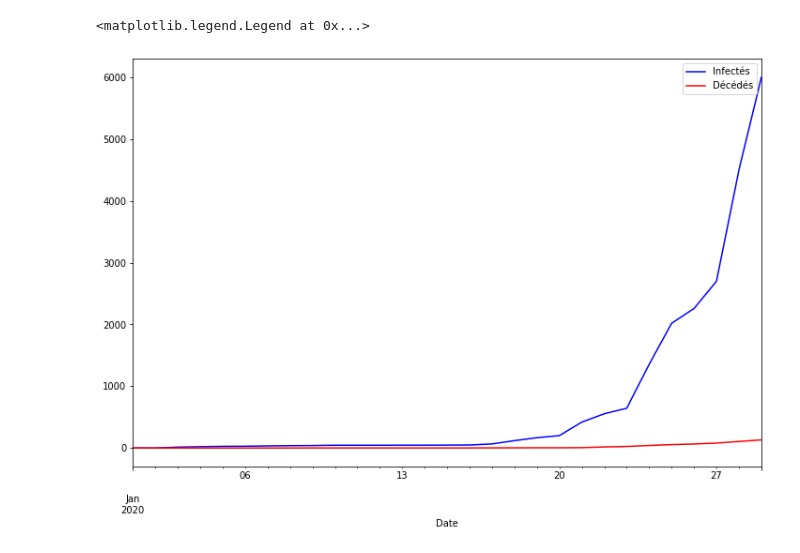
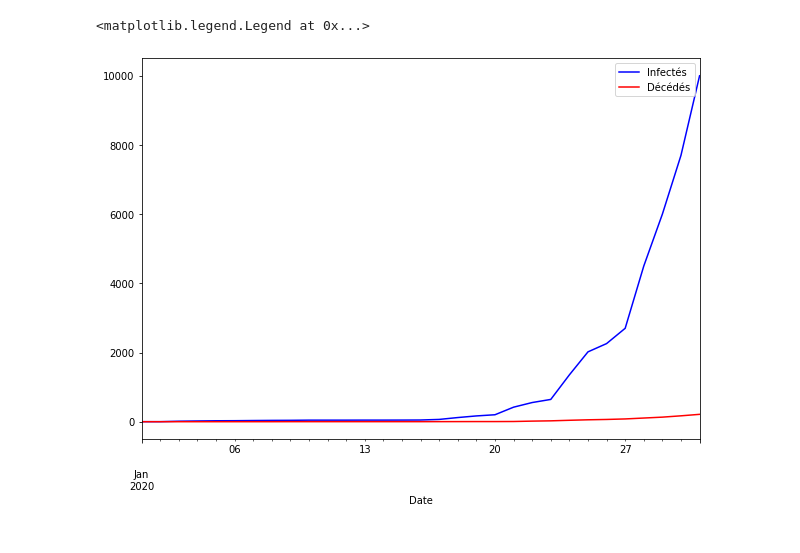
Before and after one commit to louisnot/n-Cov2019, a Jupyter notebook: Corona_Virus.ipynb, the cells around one changed output. Saved outputs shown, nothing was run; the diff lists cells and outputs as text; code cells hidden in the pictures.

```diff
--- a/Corona_Virus.ipynb
+++ b/Corona_Virus.ipynb
@@ -3,7 +3,7 @@ import numpy as np
 import matplotlib.pyplot as plt
 import pandas as pd
 # %%
-infection = pd.read_csv('Classeur1.csv', sep="\t",index_col='Date',parse_dates=True)
+infection = pd.read_csv('Classeur.csv', sep=";",index_col='Date',parse_dates=True)
 # %%
 infection.head()
 x=infection['Infected']
@@ -17,8 +41,8 @@ plt.plot(infection['Infected'],infection['Dead'],'ro', markersize=4)
 # %%
-plt.figure(figsize=(12,8))
+plt.figure(figsize=(10,7))
 infection['Infected'].plot(label="Infectés",color='blue')
 infection['Dead'].plot(label="Décédés",color='red')
 plt.legend()
 # %% [output]
 <matplotlib.legend.Legend at 0x...>
-[figure, old version]
+[figure, new version]
```
Also changed, not shown: parts of 27 cells of this notebook.
